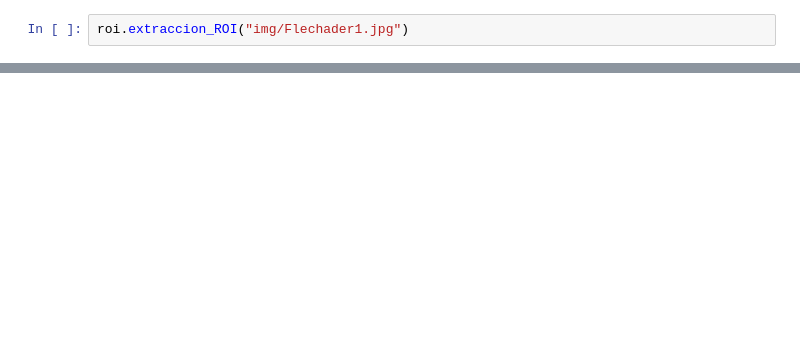
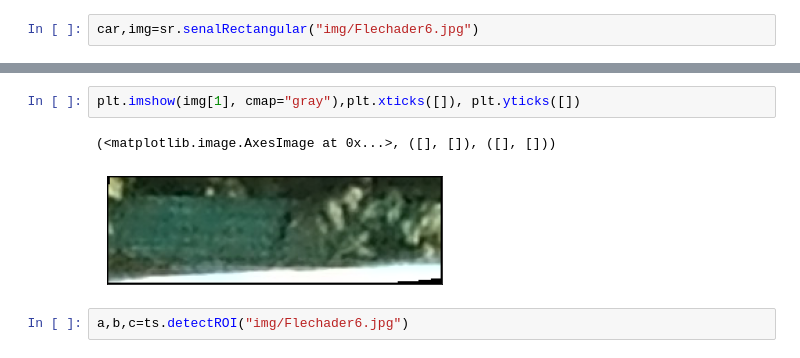
Before and after one commit to jspinaj/Computer-Vision, a Jupyter notebook: Segundo Avance/Untitled.ipynb, the cells around one changed output, grey strips where cells are left out. Saved outputs shown, nothing was run; the diff lists cells and outputs as text; blank space fills up the shorter version.

```diff
--- a/Segundo Avance/Untitled.ipynb
+++ b/Segundo Avance/Untitled.ipynb
@@ -3,2 +5,2 @@ import extraerROI as roi
 # %%
-roi.extraccion_ROI("img/Flechader1.jpg")
+car,img=sr.senalRectangular("img/Flechader6.jpg")
@@ -22,0 +30,7 @@ roi.extraccion_ROI("img/Flechader1.jpg")
+# %%
+plt.imshow(img[1], cmap="gray"),plt.xticks([]), plt.yticks([])
+# %% [output]
+(<matplotlib.image.AxesImage at 0x...>, ([], []), ([], []))
+[figure, added]
+# %%
+a,b,c=ts.detectROI("img/Flechader6.jpg")
```
Also changed, not shown: parts of 6 cells of this notebook, 4 other files.
